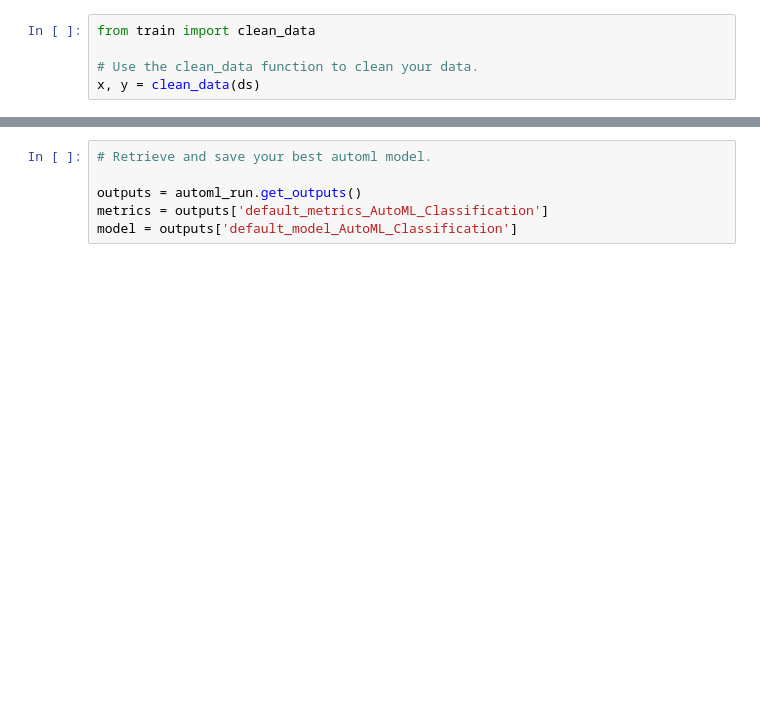
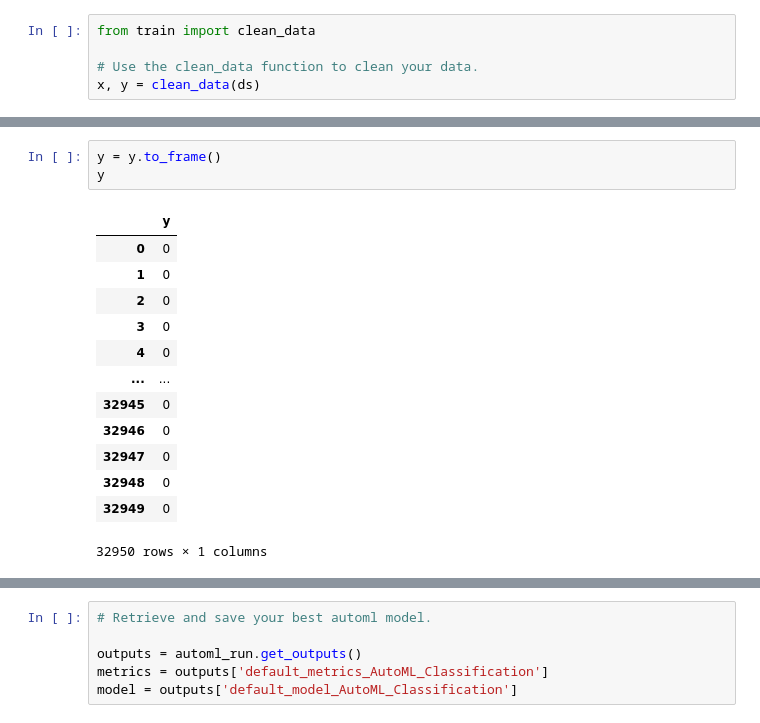
Before and after one commit to dinaAbdelrahman/Optimize_ML_pipeline_Azure, a Jupyter notebook: udacity-project.ipynb, the cells around one changed output, grey strips where cells are left out. Cells and saved outputs as stored; diff of their text form; blank space fills up the shorter version.

```diff
--- a/udacity-project.ipynb
+++ b/udacity-project.ipynb
@@ -158,0 +234,17 @@ x, y = clean_data(ds)
+# %%
+y = y.to_frame()
+y
+# %% [output]
+|  | y |
+| 0 | 0 |
+| 1 | 0 |
+| 2 | 0 |
+| 3 | 0 |
+| 4 | 0 |
+| ... | ... |
+| 32945 | 0 |
+| 32946 | 0 |
+| 32947 | 0 |
+| 32948 | 0 |
+| 32949 | 0 |
+32950 rows × 1 columns
```
Also changed, not shown: parts of 15 cells of this notebook, 1 other file.
